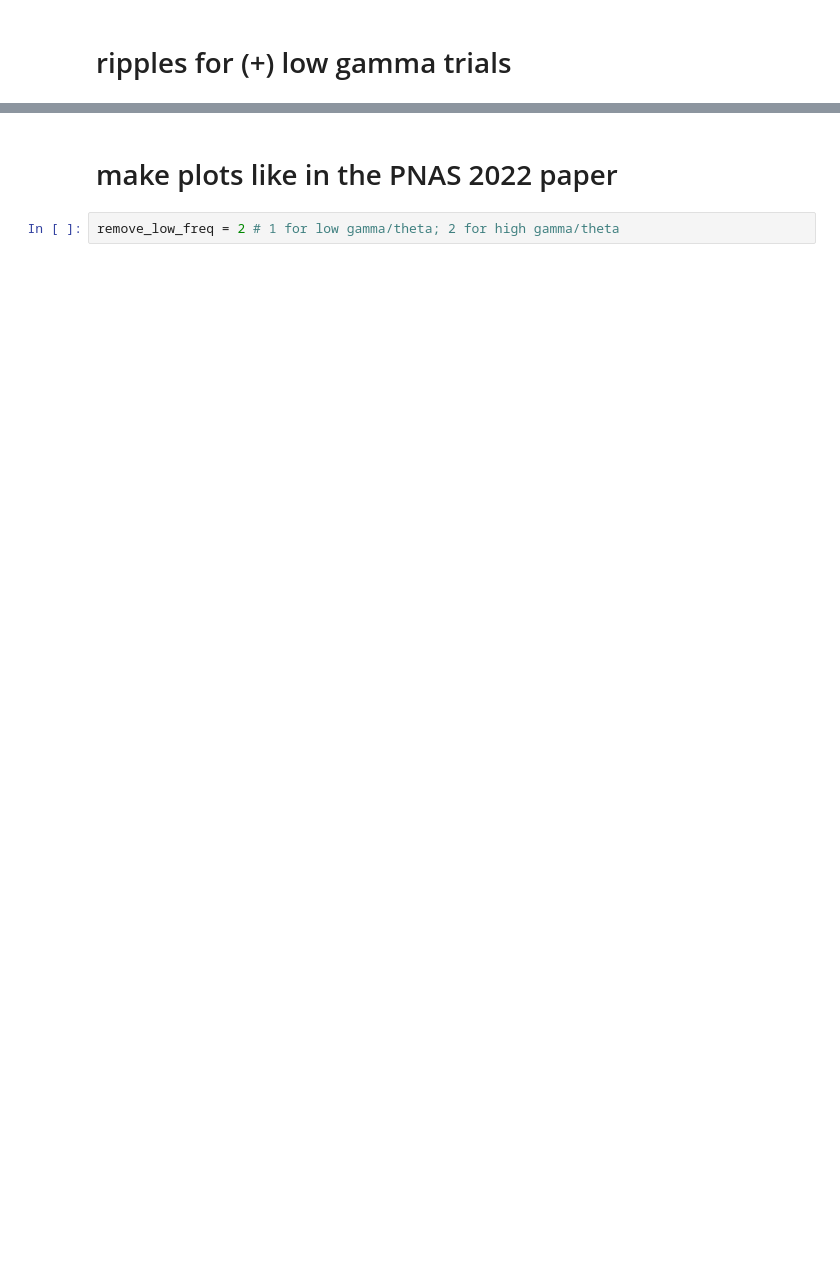
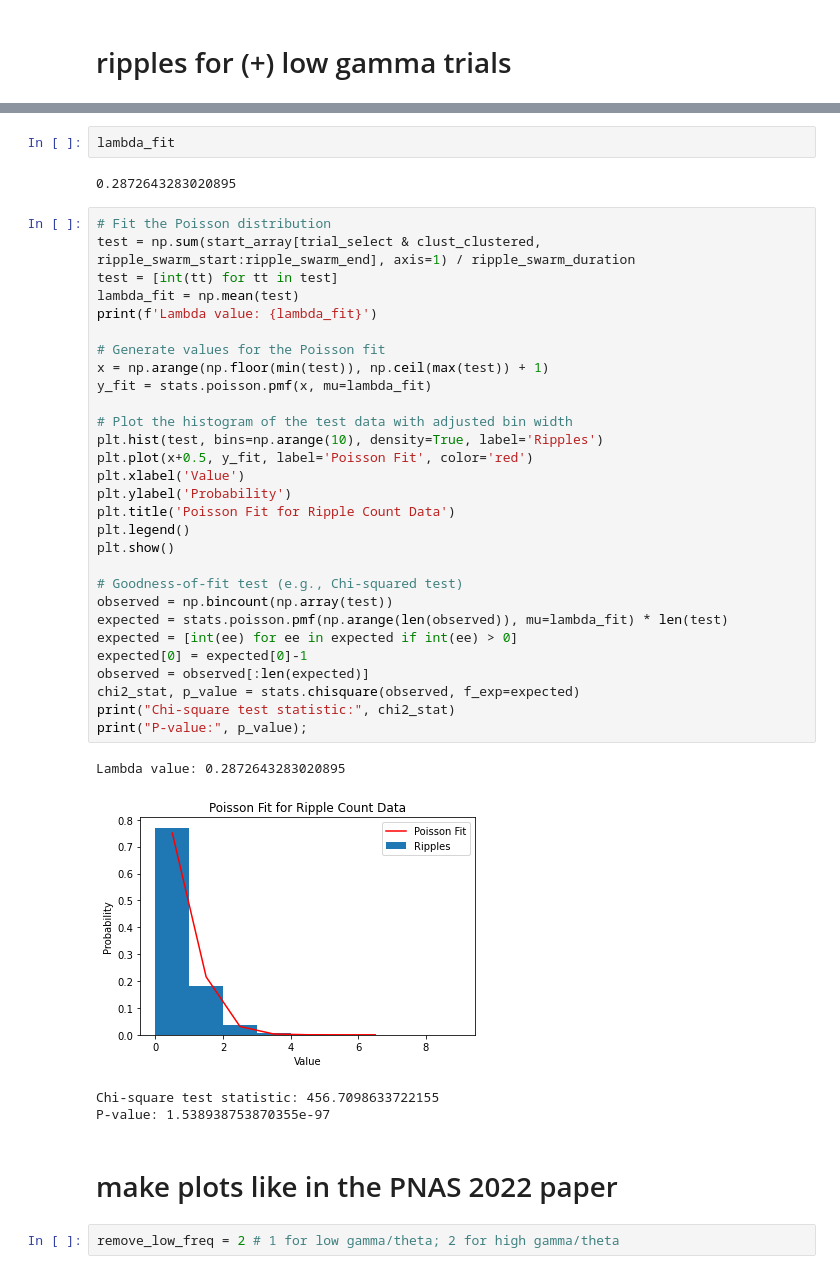
Before and after one commit to jjsakon/SWRrefactored, a Jupyter notebook: code/rippleByGammaThetaPlots.ipynb, the cells around one changed output, grey strips where cells are left out. Saved outputs shown, nothing was run; the diff lists cells and outputs as text; blank space fills up the shorter version.

```diff
--- a/code/rippleByGammaThetaPlots.ipynb
+++ b/code/rippleByGammaThetaPlots.ipynb
@@ -651,3 +688,41 @@ LinAlgError: Singular matrix
+# %%
+lambda_fit
+# %% [output]
+0.2872643283020895
+# %%
+# Fit the Poisson distribution
+test = np.sum(start_array[trial_select & clust_clustered, ripple_swarm_start:ripple_swarm_end], axis=1) / ripple_swarm_duration
+test = [int(tt) for tt in test]
+lambda_fit = np.mean(test)
+print(f'Lambda value: {lambda_fit}')
+
+# Generate values for the Poisson fit
+x = np.arange(np.floor(min(test)), np.ceil(max(test)) + 1)
+y_fit = stats.poisson.pmf(x, mu=lambda_fit)
+
+# Plot the histogram of the test data with adjusted bin width
+plt.hist(test, bins=np.arange(10), density=True, label='Ripples')
+plt.plot(x+0.5, y_fit, label='Poisson Fit', color='red')
+plt.xlabel('Value')
+plt.ylabel('Probability')
+plt.title('Poisson Fit for Ripple Count Data')
+plt.legend()
+plt.show()
+
+# Goodness-of-fit test (e.g., Chi-squared test)
+observed = np.bincount(np.array(test))
+expected = stats.poisson.pmf(np.arange(len(observed)), mu=lambda_fit) * len(test)
+expected = [int(ee) for ee in expected if int(ee) > 0]
+expected[0] = expected[0]-1
+observed = observed[:len(expected)]
+chi2_stat, p_value = stats.chisquare(observed, f_exp=expected)
+print("Chi-square test statistic:", chi2_stat)
+print("P-value:", p_value);
+# %% [output]
+Lambda value: 0.2872643283020895
+[figure, added]
+Chi-square test statistic: 456.7098633722155
+P-value: 1.538938753870355e-97
 # %% [markdown]
 # make plots like in the PNAS 2022 paper
 # %%
```
Also changed, not shown: parts of 16 cells of this notebook, 4 other files.
